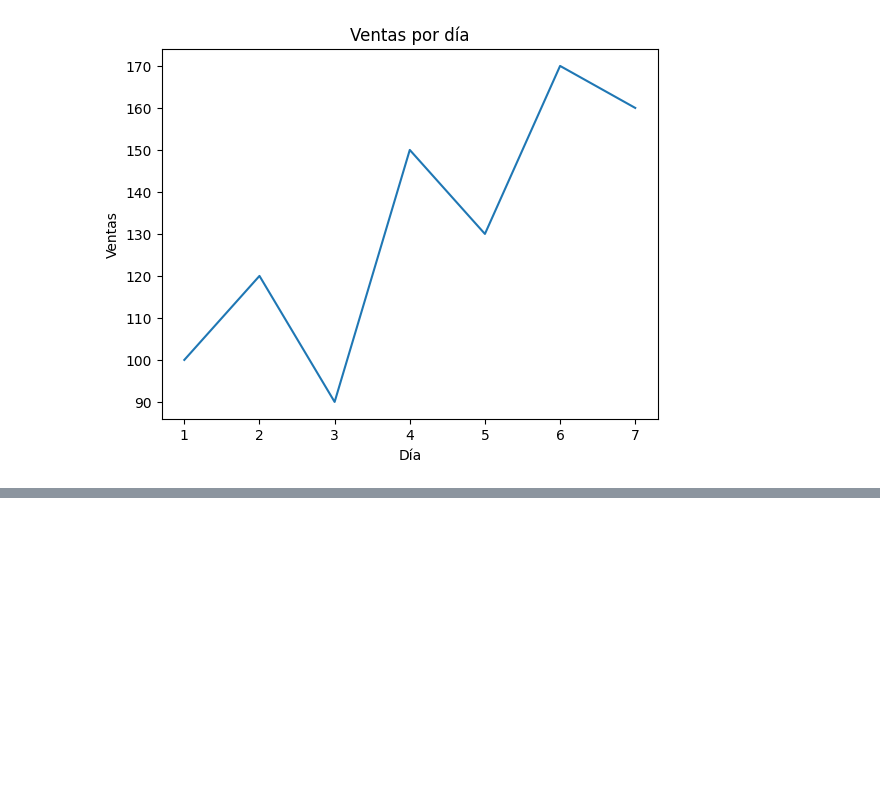
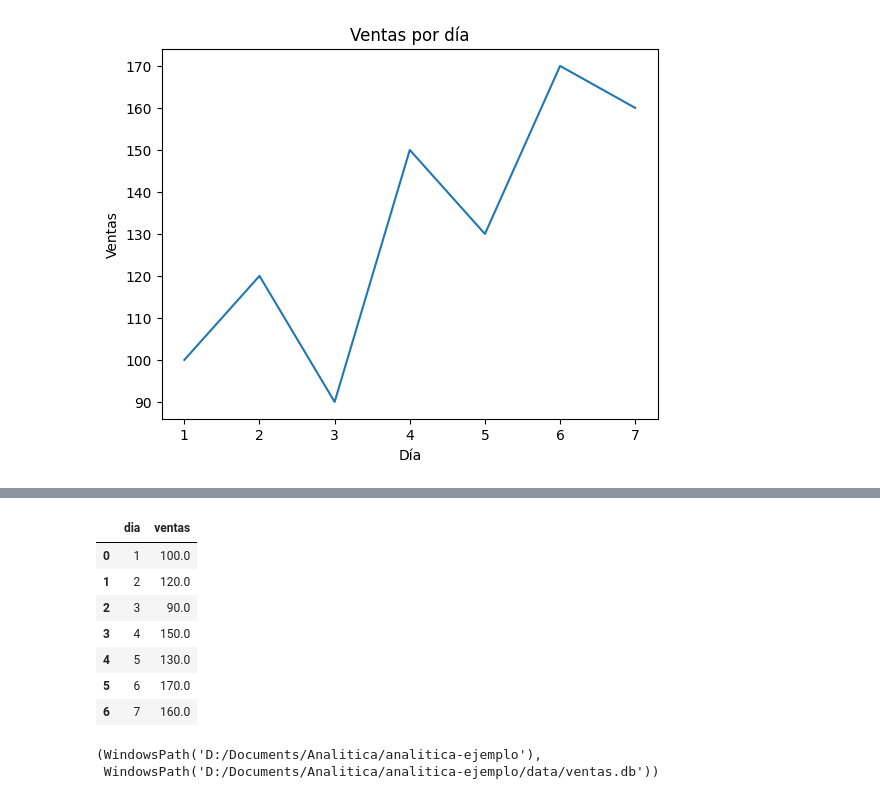
Before and after one commit to davidforero4/analitica-ejemplo, a Jupyter notebook: notebooks/analisis_ventas.ipynb, the cells around one changed output, grey strips where cells are left out. Cells and saved outputs as stored; diff of their text form; code cells hidden in the pictures; blank space fills up the shorter version.

```diff
--- a/notebooks/analisis_ventas.ipynb
+++ b/notebooks/analisis_ventas.ipynb
@@ -82,0 +90,19 @@ predecir_venta(df, 8)
+# %%
+inicializar_bd()
+df_sem1 = obtener_ventas_semana(1)
+df_sem1
+# %% [output]
+|  | dia | ventas |
+| 0 | 1 | 100.0 |
+| 1 | 2 | 120.0 |
+| 2 | 3 | 90.0 |
+| 3 | 4 | 150.0 |
+| 4 | 5 | 130.0 |
+| 5 | 6 | 170.0 |
+| 6 | 7 | 160.0 |
+# %%
+from database import BASE_DIR, DB_PATH
+BASE_DIR, DB_PATH
+# %% [output]
+(WindowsPath('D:/Documents/Analitica/analitica-ejemplo'),
+ WindowsPath('D:/Documents/Analitica/analitica-ejemplo/data/ventas.db'))
```
Also changed, not shown: parts of 2 cells of this notebook, 1 other file.
